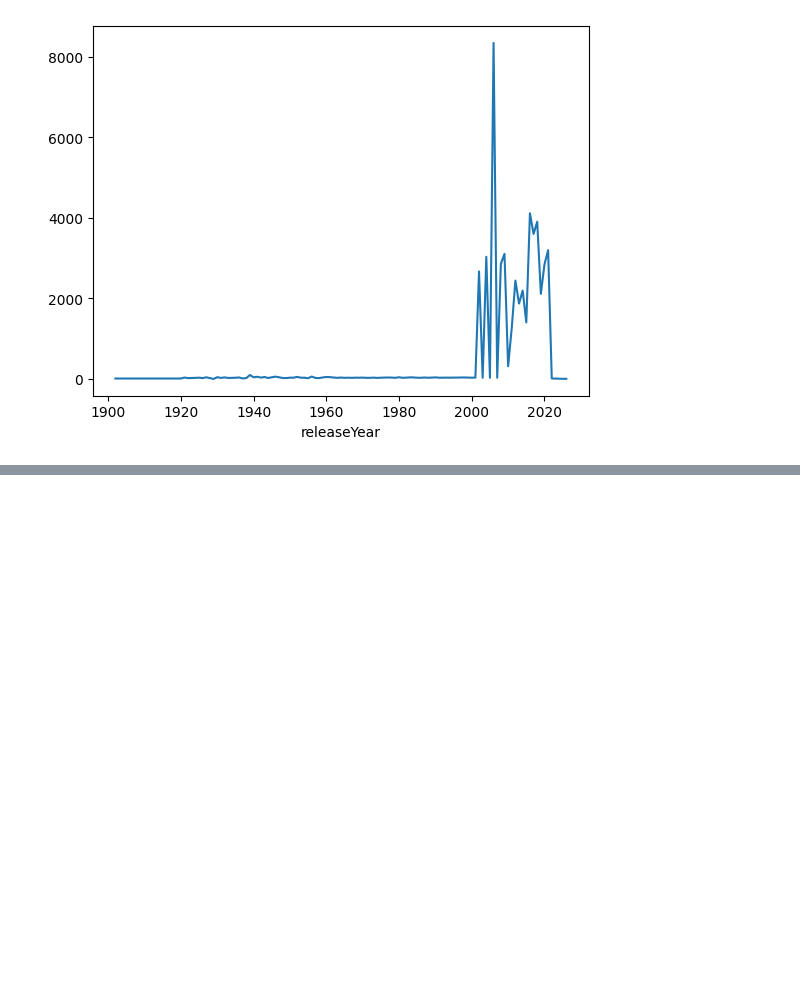
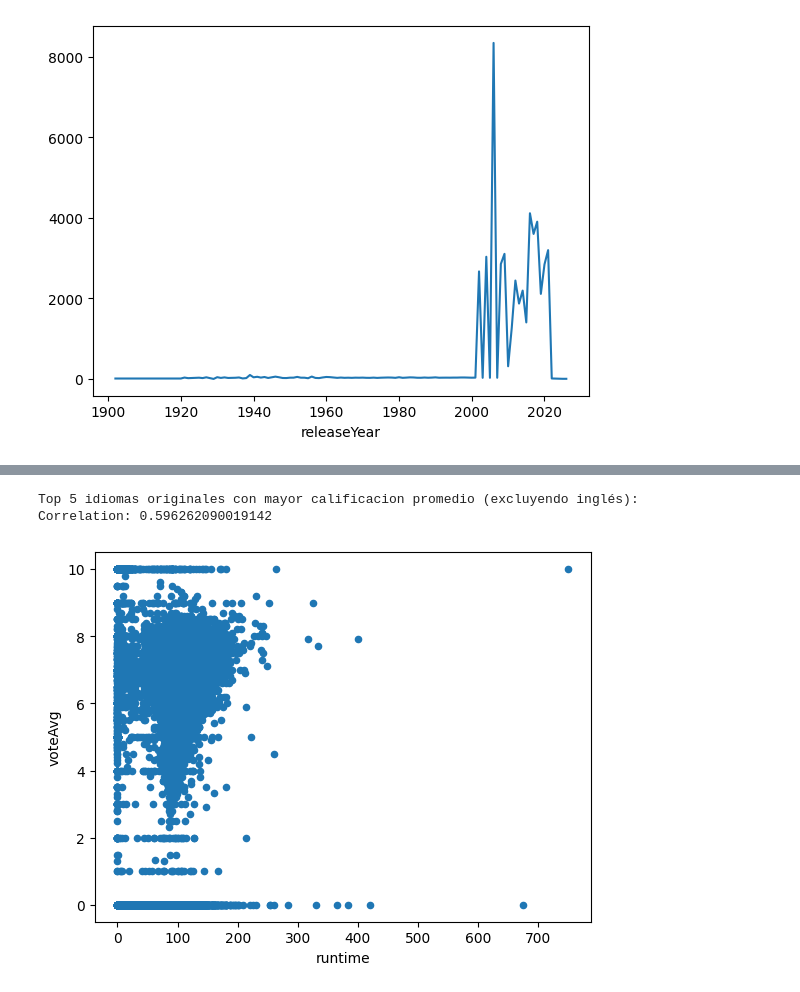
Before and after one commit to Vann06/Mineria_Datos, a Jupyter notebook: Lab_1.ipynb, the cells around one changed output, grey strips where cells are left out. Saved outputs shown, nothing was run; the diff lists cells and outputs as text; code cells hidden in the pictures; blank space fills up the shorter version.

Commit message:
Preguntas extra

```diff
--- a/Lab_1.ipynb
+++ b/Lab_1.ipynb
@@ -130,0 +143,12 @@ Correlation: -0.00839292792362437
+# %%
+print("Top 5 idiomas originales con mayor calificacion promedio (excluyendo inglés):")
+data_extra2 = df.dropna(subset=['runtime', 'voteAvg'])
+
+print("Correlation:", data_extra2['runtime'].corr(data_extra2['voteAvg']))
+
+data_extra2.plot.scatter(x='runtime', y='voteAvg')
+plt.show()
+# %% [output]
+Top 5 idiomas originales con mayor calificacion promedio (excluyendo inglés):
+Correlation: 0.596262090019142
+[figure, added]
```
Also changed, not shown: parts of 2 cells of this notebook.
